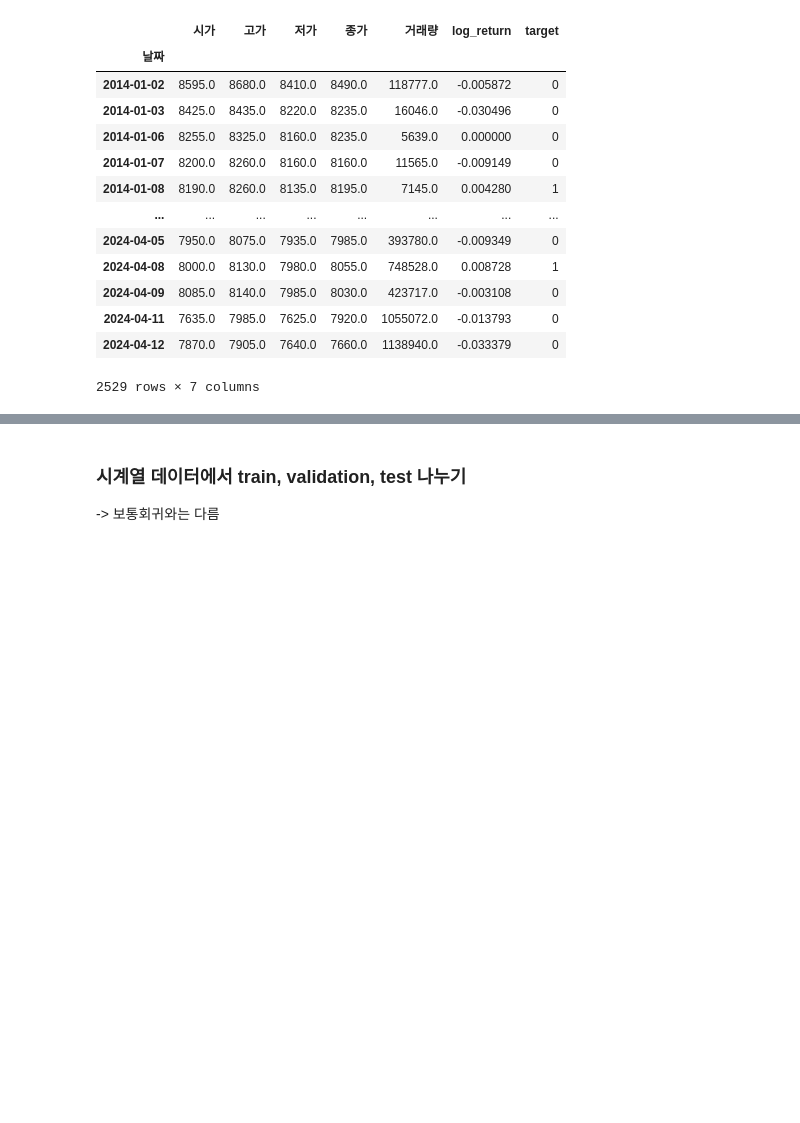
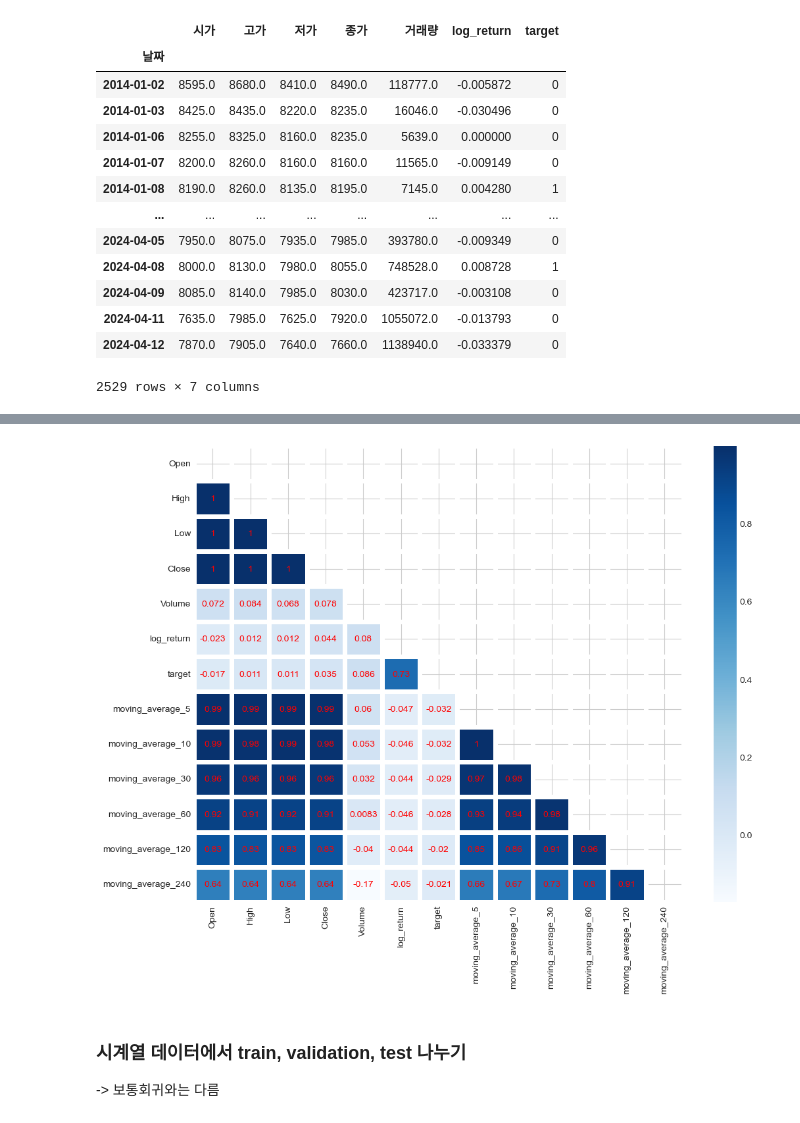
Before and after one commit to channy33/ML_pjt, a Jupyter notebook: BANK_pjt/BANK_pjt.ipynb, the cells around one changed output, grey strips where cells are left out. Saved outputs shown, nothing was run; the diff lists cells and outputs as text; code cells hidden in the pictures; blank space fills up the shorter version.

```diff
--- a/BANK_pjt/BANK_pjt.ipynb
+++ b/BANK_pjt/BANK_pjt.ipynb
@@ -1270,3 +1404,13 @@ merged_df
+# %%
+kodex_corr = merged_df.corr()
+mask = np.zeros_like(kodex_corr,dtype=np.bool_)
+mask[np.triu_indices_from(mask)] =True
+
+plt.figure(figsize=(12,9))
+ax = sns.heatmap(kodex_corr,mask = mask, annot= True,annot_kws=dict(color='r'),linewidths=5,cmap='Blues')
+plt.show()
+# %% [output]
+[figure, added]
 # %% [markdown]
 ### 시계열 데이터에서 train, validation, test 나누기
 -> 보통회귀와는 다름
```
Also changed, not shown: parts of 31 cells of this notebook, 14 other files.
